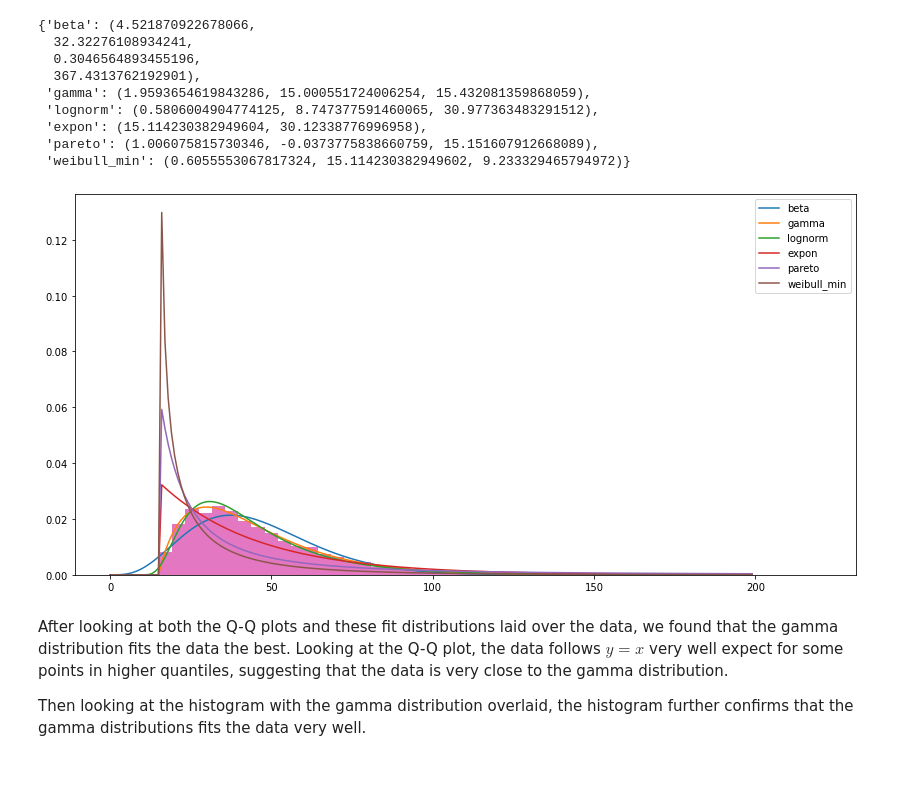
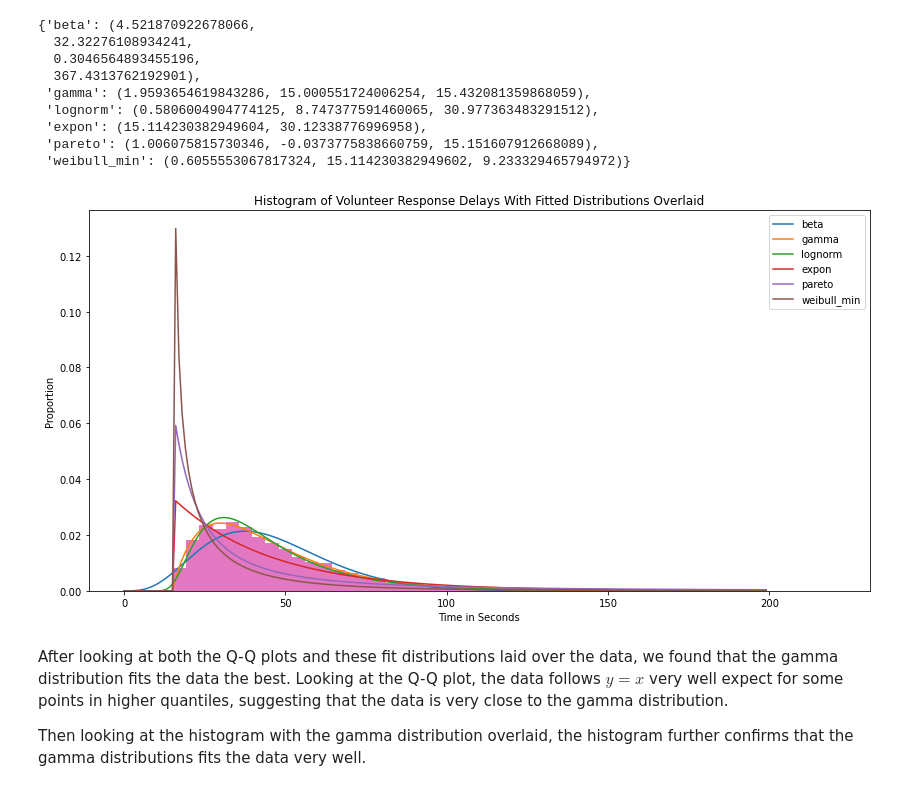
Before and after one commit to vcampos4545/ORIE-4580-Final-Project, a Jupyter notebook: orie_4580_project.ipynb, the cells around one changed output. Saved outputs shown, nothing was run; the diff lists cells and outputs as text; code cells hidden in the pictures.

```diff
--- a/orie_4580_project.ipynb
+++ b/orie_4580_project.ipynb
@@ -126,19 +126,22 @@ parameters
 # %%
 rng = np.arange(0,200)
 plt.figure(figsize=(14,7))
 
 for d in distributions:
     #beta
     dist = getattr(stats, d)
     pdf = dist.pdf(rng, *parameters[d])
 
     plt.plot(pdf, label=d)
 
 plt.hist(data,bins=50,density=True)
 plt.legend()
+plt.title("Histogram of Volunteer Response Delays With Fitted Distributions Overlaid")
+plt.xlabel("Time (s)")
+plt.ylabel("Proportion")
 plt.show()
 # %% [output]
-[figure, old version]
+[figure, new version]
 # %% [markdown]
 After looking at both the Q-Q plots and these fit distributions laid over the data, we found that the gamma distribution fits the data the best. Looking at the Q-Q plot, the data follows $y=x$ very well expect for some points in higher quantiles, suggesting that the data is very close to the gamma distribution.
 
```
Also changed, not shown: parts of 36 cells of this notebook, 1 other file.
